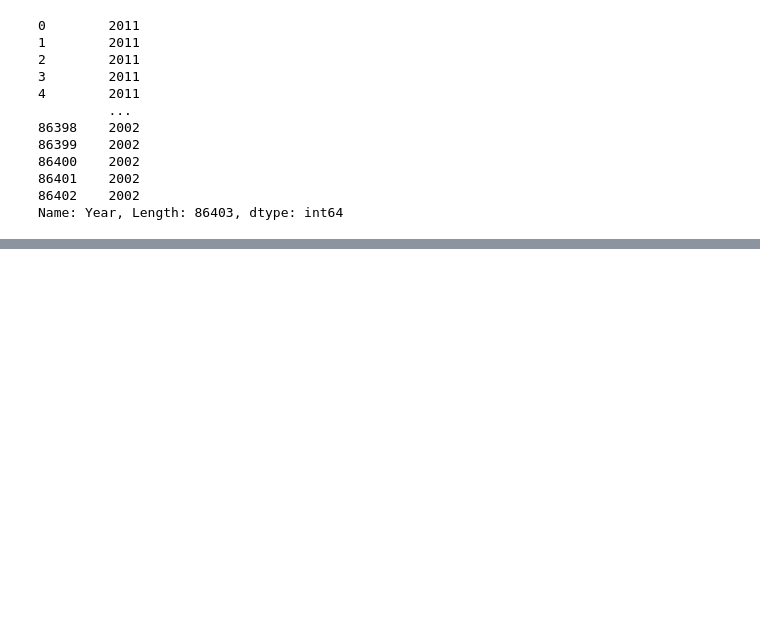
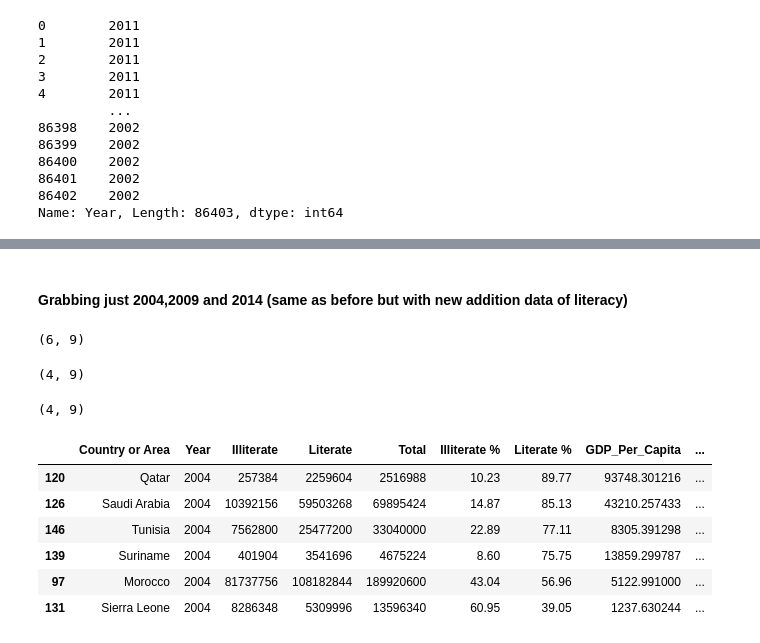
Before and after one commit to NSS-Data-Analytics-Cohort-7/gdp-and-internet-usage-HannahSolima, a Jupyter notebook: Notebook/UN Database Project.ipynb, the cells around one changed output, grey strips where cells are left out. Drawn from its saved outputs; the diff is of its cells as text; code cells hidden in the pictures; blank space fills up the shorter version.

```diff
--- a/Notebook/UN Database Project.ipynb
+++ b/Notebook/UN Database Project.ipynb
@@ -1073,6 +1073,4 @@ Literacy Country or Area  Year  Illiterate   Literate      Total  \
 # %%
-gdp_internet_literacy = TBD
-
-gdp_and_internet_use = pd.merge(gdp_df, internet_df)
-print(gdp_and_internet_use)
+gdp_int_lit = pd.merge(piv_lit_df,gdp_and_internet_use)
+print(gdp_int_lit)
 # %% [output]
@@ -1079,0 +1094,29 @@ NameError: name 'TBD' is not defined
+# %% [markdown]
+#### Grabbing just 2004,2009 and 2014 (same as before but with new addition data of literacy)
+# %%
+df_04_gil = pd.DataFrame(gdp_int_lit[gdp_int_lit['Year'].isin([2004])])
+df_09_gil = pd.DataFrame(gdp_int_lit[gdp_int_lit['Year'].isin([2009])])
+df_14_gil = pd.DataFrame(gdp_int_lit[gdp_int_lit['Year'].isin([2014])])
+# %%
+df_04_gil.shape
+# %% [output]
+(6, 9)
+# %%
+df_09_gil.shape
+# %% [output]
+(4, 9)
+# %%
+df_14_gil.shape
+# %% [output]
+(4, 9)
+# %%
+sorted_04_gil = df_04_gil.sort_values(by='Illiterate %', ascending = False)
+sorted_04_gil
+# %% [output]
+|  | Country or Area | Year | Illiterate | Literate | Total | Illiterate % | Literate % | GDP_Per_Capita | ... |
+| 120 | Qatar | 2004 | 257384 | 2259604 | 2516988 | 10.23 | 89.77 | 93748.301216 | ... |
+| 126 | Saudi Arabia | 2004 | 10392156 | 59503268 | 69895424 | 14.87 | 85.13 | 43210.257433 | ... |
+| 146 | Tunisia | 2004 | 7562800 | 25477200 | 33040000 | 22.89 | 77.11 | 8305.391298 | ... |
+| 139 | Suriname | 2004 | 401904 | 3541696 | 4675224 | 8.60 | 75.75 | 13859.299787 | ... |
+| 97 | Morocco | 2004 | 81737756 | 108182844 | 189920600 | 43.04 | 56.96 | 5122.991000 | ... |
+| 131 | Sierra Leone | 2004 | 8286348 | 5309996 | 13596340 | 60.95 | 39.05 | 1237.630244 | ... |
```
Also changed, not shown: parts of 62 cells of this notebook.
